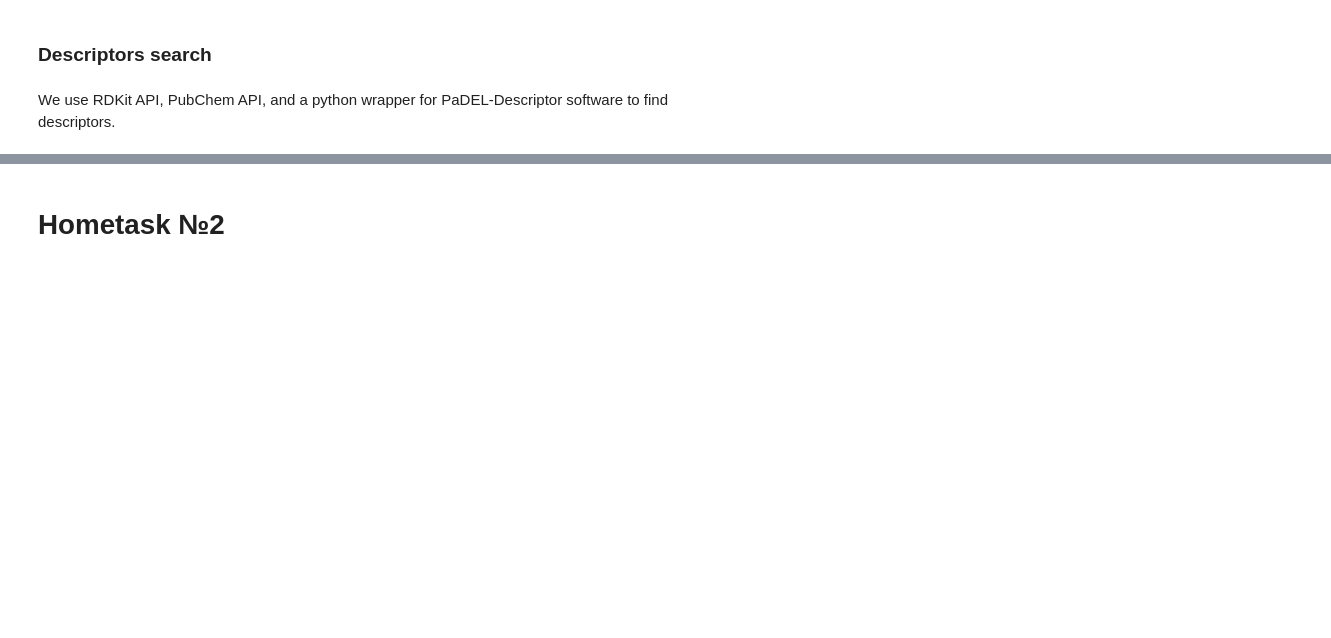
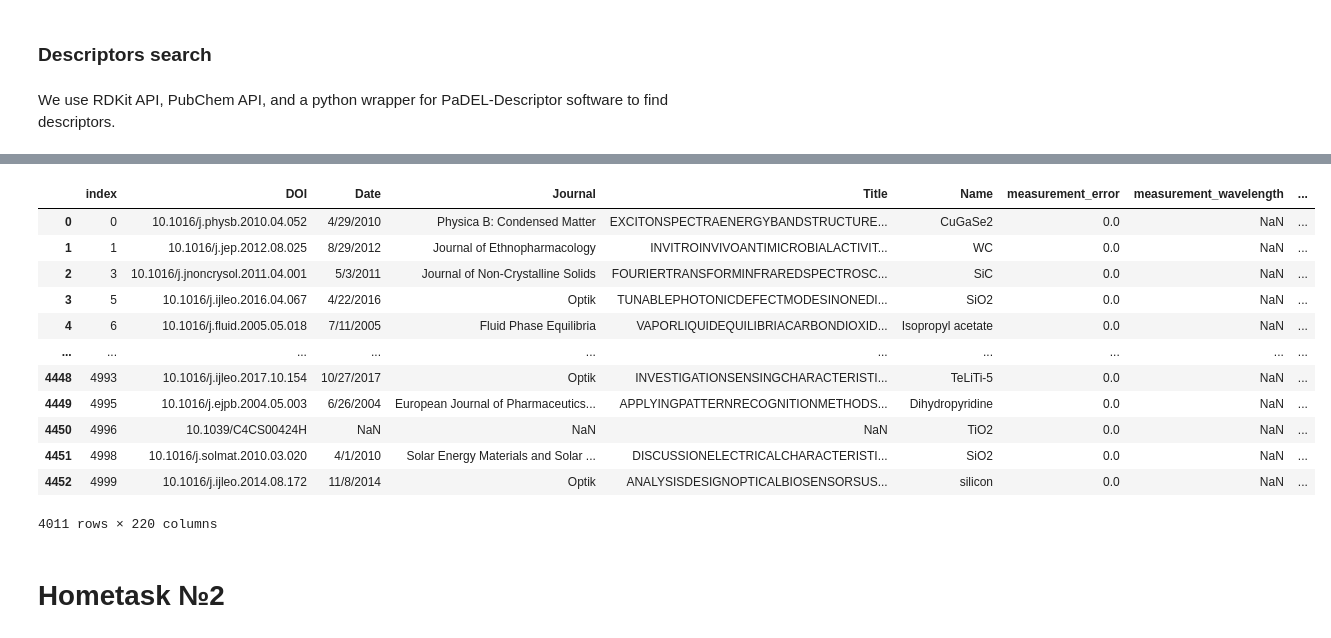
Before and after one commit to AsyaOrlova/ChemAlgorithmsCourse, a Jupyter notebook: hw_1.ipynb, the cells around one changed output, grey strips where cells are left out. Saved outputs shown, nothing was run; the diff lists cells and outputs as text; code cells hidden in the pictures; blank space fills up the shorter version.

```diff
--- a/hw_1.ipynb
+++ b/hw_1.ipynb
@@ -551,8 +561,21 @@ padel_data = padel.calculate(mols)
 # %%
 # concatenate initial dataset with descriptors datasets
-frames = [data, rdkit_data, pubchem_data, padel_data]
-data_final = pd.concat(frames, axis=1)
-data_final
+df = data.join(rdkit_data)
+df
+# %% [output]
+|  | index | DOI | Date | Journal | Title | Name | measurement_error | measurement_wavelength | ... |
+| 0 | 0 | 10.1016/j.physb.2010.04.052 | 4/29/2010 | Physica B: Condensed Matter | EXCITONSPECTRAENERGYBANDSTRUCTURE... | CuGaSe2 | 0.0 | NaN | ... |
+| 1 | 1 | 10.1016/j.jep.2012.08.025 | 8/29/2012 | Journal of Ethnopharmacology | INVITROINVIVOANTIMICROBIALACTIVIT... | WC | 0.0 | NaN | ... |
+| 2 | 3 | 10.1016/j.jnoncrysol.2011.04.001 | 5/3/2011 | Journal of Non-Crystalline Solids | FOURIERTRANSFORMINFRAREDSPECTROSC... | SiC | 0.0 | NaN | ... |
+| 3 | 5 | 10.1016/j.ijleo.2016.04.067 | 4/22/2016 | Optik | TUNABLEPHOTONICDEFECTMODESINONEDI... | SiO2 | 0.0 | NaN | ... |
+| 4 | 6 | 10.1016/j.fluid.2005.05.018 | 7/11/2005 | Fluid Phase Equilibria | VAPORLIQUIDEQUILIBRIACARBONDIOXID... | Isopropyl acetate | 0.0 | NaN | ... |
+| ... | ... | ... | ... | ... | ... | ... | ... | ... | ... |
+| 4448 | 4993 | 10.1016/j.ijleo.2017.10.154 | 10/27/2017 | Optik | INVESTIGATIONSENSINGCHARACTERISTI... | TeLiTi-5 | 0.0 | NaN | ... |
+| 4449 | 4995 | 10.1016/j.ejpb.2004.05.003 | 6/26/2004 | European Journal of Pharmaceutics... | APPLYINGPATTERNRECOGNITIONMETHODS... | Dihydropyridine | 0.0 | NaN | ... |
+| 4450 | 4996 | 10.1039/C4CS00424H | NaN | NaN | NaN | TiO2 | 0.0 | NaN | ... |
+| 4451 | 4998 | 10.1016/j.solmat.2010.03.020 | 4/1/2010 | Solar Energy Materials and Solar ... | DISCUSSIONELECTRICALCHARACTERISTI... | SiO2 | 0.0 | NaN | ... |
+| 4452 | 4999 | 10.1016/j.ijleo.2014.08.172 | 11/8/2014 | Optik | ANALYSISDESIGNOPTICALBIOSENSORSUS... | silicon | 0.0 | NaN | ... |
+4011 rows × 220 columns
 # %% [markdown]
 # Hometask №2
 # %% [markdown]
```
Also changed, not shown: parts of 18 cells of this notebook.
